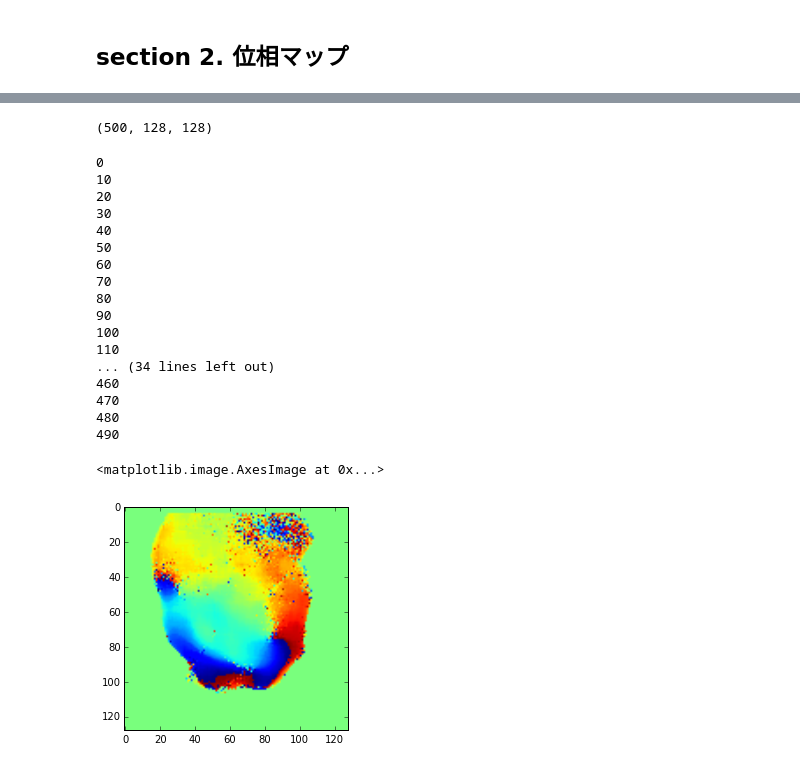
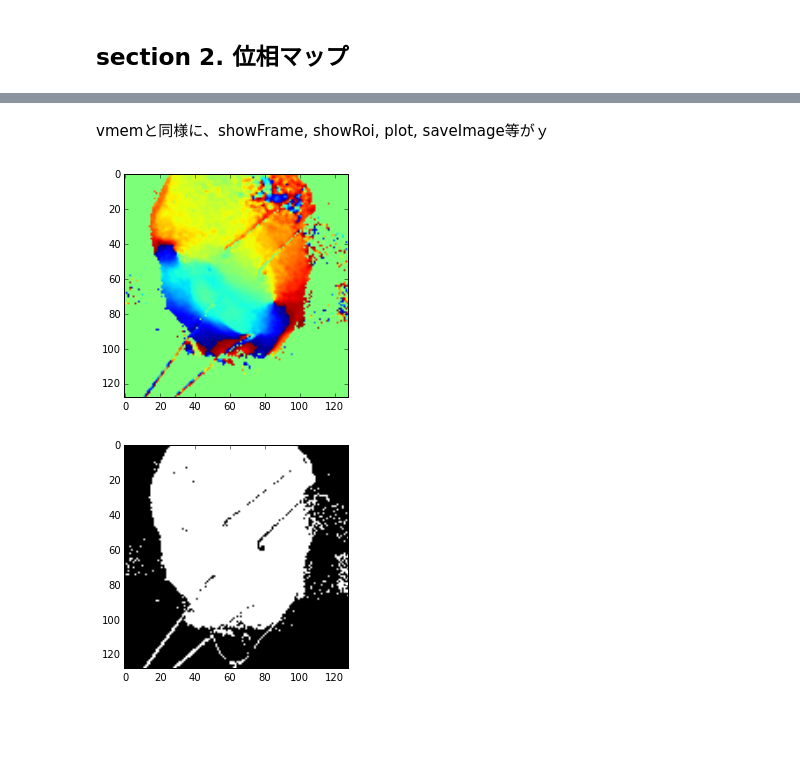
Before and after one commit to chenaoki/opmap, a Jupyter notebook: Tutorial.ipynb, the cells around one changed output, grey strips where cells are left out. Cells and saved outputs as stored; diff of their text form; code cells hidden in the pictures; blank space fills up the shorter version.

Commit message:
phasemap実装完了

```diff
--- a/Tutorial.ipynb
+++ b/Tutorial.ipynb
@@ -206,4 +138,2 @@ class PhaseMap(object):
-# %%
-pmap = PhaseMap(vmem)
-# %% [output]
-(500, 128, 128)
+# %% [markdown]
+vmemと同様に、showFrame, showRoi, plot, saveImage等がｙ
@@ -210,25 +142,8 @@ pmap = PhaseMap(vmem)
+# %%
+pmap.showFrame(280)
+# %% [output]
+[figure, added]
 # %%
-pmap.smooth()
+pmap.showROI()
 # %% [output]
-0
-10
-20
-30
-40
-50
-60
-70
-80
-90
-100
-110
-... (34 lines left out)
-460
-470
-480
-490
+[figure, added]
-# %%
-plt.imshow(pmap.data[280, :,:])
-# %% [output]
-<matplotlib.image.AxesImage at 0x...>
-[figure, removed]
```
Also changed, not shown: parts of 12 cells of this notebook, 1 other file.
